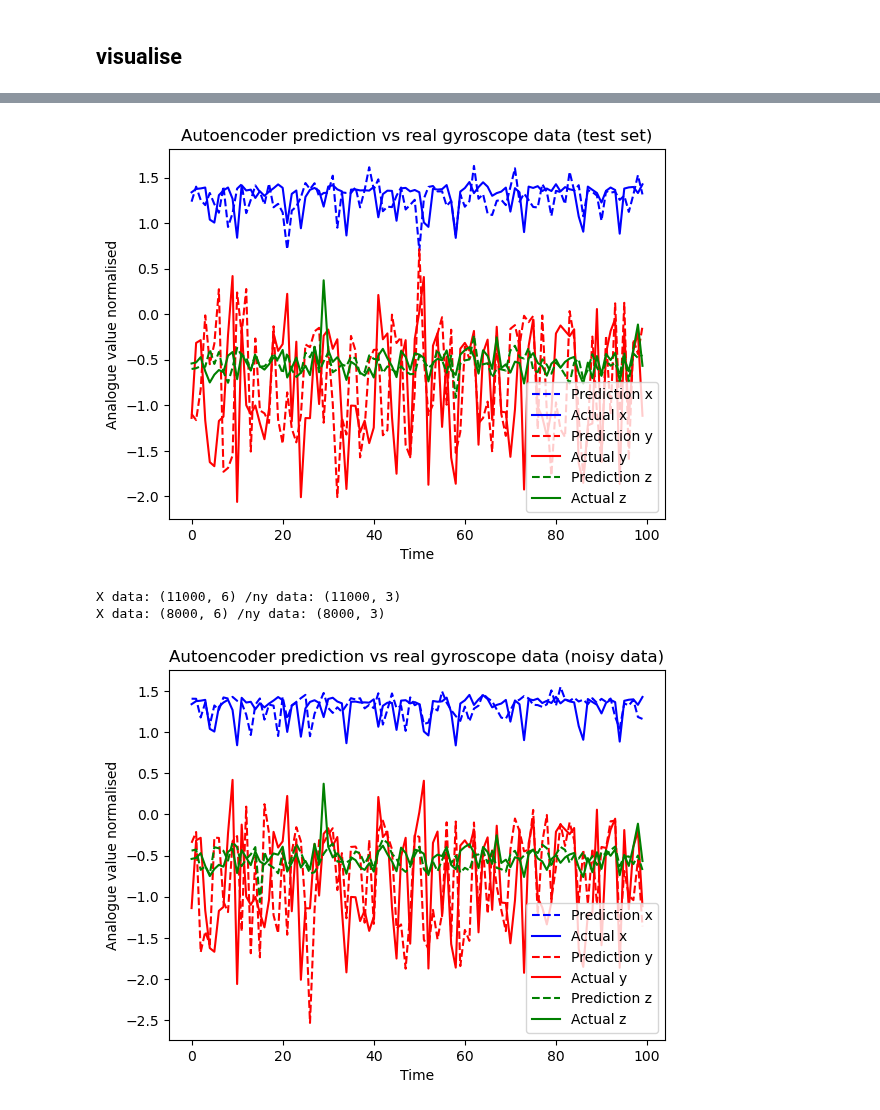
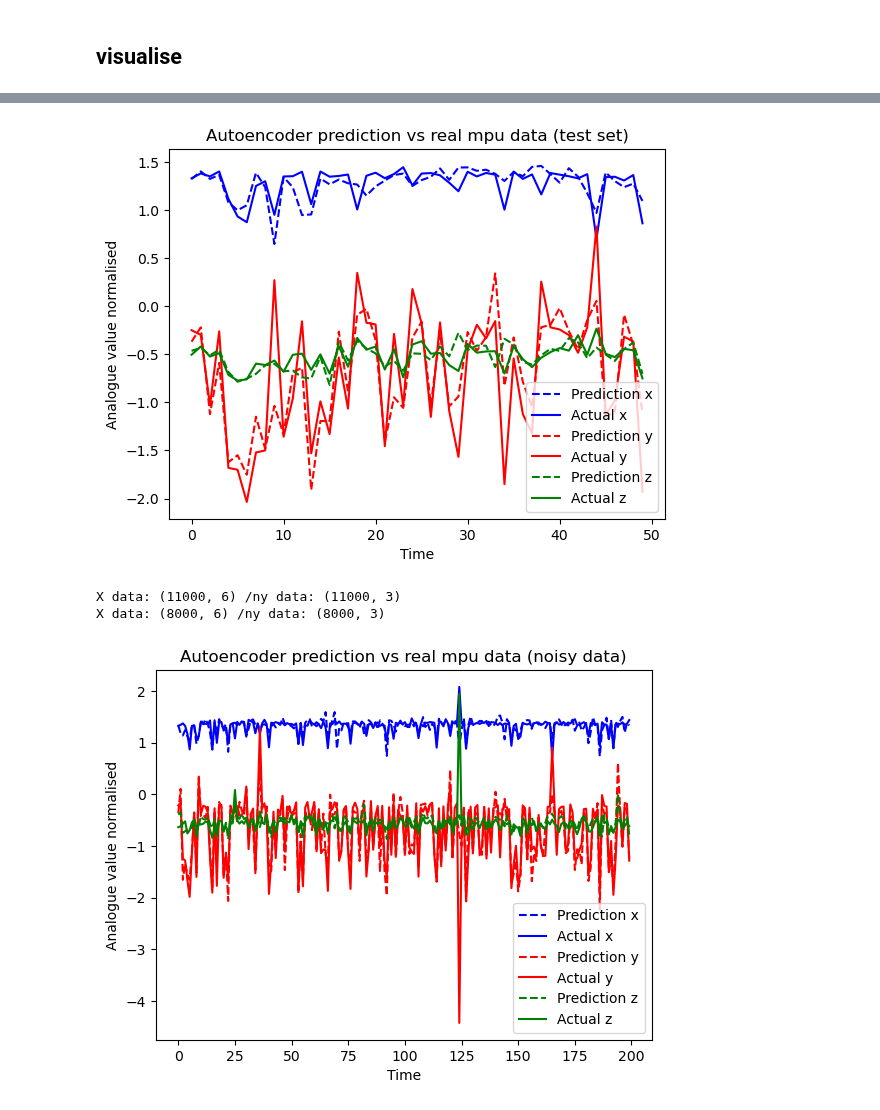
Before and after one commit to shepai/TactileSensor, a Jupyter notebook: Code/Data collection/robot/GPUCluster/autoencoderRun.ipynb, the cells around one changed output, grey strips where cells are left out. Cells and saved outputs as stored; diff of their text form; code cells hidden in the pictures.

Commit message:
autoencoder exp

```diff
--- a/Code/Data collection/robot/GPUCluster/autoencoderRun.ipynb
+++ b/Code/Data collection/robot/GPUCluster/autoencoderRun.ipynb
@@ -118,7 +118,7 @@ def getData(X,y,T):
     X_,y_=gen_temporal_data_2(X,y,T)
     #reduction
     X_=(X_-np.average(X_))/np.std(X_)
-    y=(y-np.average(y))/np.std(y)
+    y_=(y_-np.average(y_))/np.std(y_)
     #split
     X_train, X_test, Y_train, Y_test = train_test_split(X_.astype(np.float32), y_.astype(np.float32), test_size=0.2, random_state=42)
     X_train=torch.tensor(X_train)
@@ -230,6 +230,8 @@ model=ModifiedEncoder(autoencoder,latent_size,output)
 X_train, X_test, Y_train, Y_test=getAugmentedData(X,y,50)
 # %% [output]
 25
+# %%
+model.load_state_dict(torch.load(path+"GPUCluster/data/"+"autoencoder_mod_model.pth",map_location=torch.device('cpu')))
 # %%
 x_train = X_train.view(-1, input_size)
 x_test = X_test.view(-1, input_size)
@@ -320,51 +322,51 @@ x_test = X_test.view(-1, input_size)"""
 #X_train, X_test, Y_train, Y_test=getData(X,y,50)
 
 outputs = model.forward(x_test)
-start=0
-end=100
+start=100
+end=150
 plt.plot(outputs[start:end,0].cpu().detach().numpy(),"--",c="b",label="Prediction x")
-plt.plot(Y_train[start:end,0].cpu().detach().numpy(),c="b",label="Actual x")
+plt.plot(Y_test[start:end,0].cpu().detach().numpy(),c="b",label="Actual x")
 
 plt.plot(outputs[start:end,1].cpu().detach().numpy(),"--",c="r",label="Prediction y")
-plt.plot(Y_train[start:end,1].cpu().detach().numpy(),c="r",label="Actual y")
+plt.plot(Y_test[start:end,1].cpu().detach().numpy(),c="r",label="Actual y")
 
 plt.plot(outputs[start:end,2].cpu().detach().numpy(),"--",c="g",label="Prediction z")
-plt.plot(Y_train[start:end,2].cpu().detach().numpy(),c="g",label="Actual z")
+plt.plot(Y_test[start:end,2].cpu().detach().numpy(),c="g",label="Actual z")
 plt.xlabel("Time")
 plt.ylabel("Analogue value normalised")
-plt.title("Autoencoder prediction vs real gyroscope data (test set)")
+plt.title("Autoencoder prediction vs real mpu data (test set)")
 plt.legend(loc="lower right")
 plt.show()
 # %% [output]
-[figure, old version]
+[figure, new version]
 # %%
 X1,y1=sort_data("accmovementLeftFootDay5.csv")
 X=np.concatenate((X,X1),axis=0)
 y=np.concatenate((y,y1),axis=0)
 X1,y1=sort_data("accmovementRightFootDay5.csv")
 X=np.concatenate((X,X1),axis=0)
 y=np.concatenate((y,y1),axis=0)
 
 
 X_train1, X_test1, Y_train1, Y_test1=getData(X,y,50)
 x_train1 = X_train1.view(-1, input_size)
 outputs = model.forward(x_train1)
-start=0
-end=100
+start=100
+end=300
 plt.plot(outputs[start:end,0].cpu().detach().numpy(),"--",c="b",label="Prediction x")
-plt.plot(Y_train[start:end,0].cpu().detach().numpy(),c="b",label="Actual x")
+plt.plot(Y_train1[start:end,0].cpu().detach().numpy(),c="b",label="Actual x")
 
 plt.plot(outputs[start:end,1].cpu().detach().numpy(),"--",c="r",label="Prediction y")
-plt.plot(Y_train[start:end,1].cpu().detach().numpy(),c="r",label="Actual y")
+plt.plot(Y_train1[start:end,1].cpu().detach().numpy(),c="r",label="Actual y")
 
 plt.plot(outputs[start:end,2].cpu().detach().numpy(),"--",c="g",label="Prediction z")
-plt.plot(Y_train[start:end,2].cpu().detach().numpy(),c="g",label="Actual z")
+plt.plot(Y_train1[start:end,2].cpu().detach().numpy(),c="g",label="Actual z")
 plt.xlabel("Time")
 plt.ylabel("Analogue value normalised")
-plt.title("Autoencoder prediction vs real gyroscope data (noisy data)")
+plt.title("Autoencoder prediction vs real mpu data (noisy data)")
 plt.legend(loc="lower right")
 plt.show()
 # %% [output]
 X data: (11000, 6) /ny data: (11000, 3)
 X data: (8000, 6) /ny data: (8000, 3)
-[figure, old version]
+[figure, new version]
```
Also changed, not shown: parts of 1 cell of this notebook, 1 other file.
